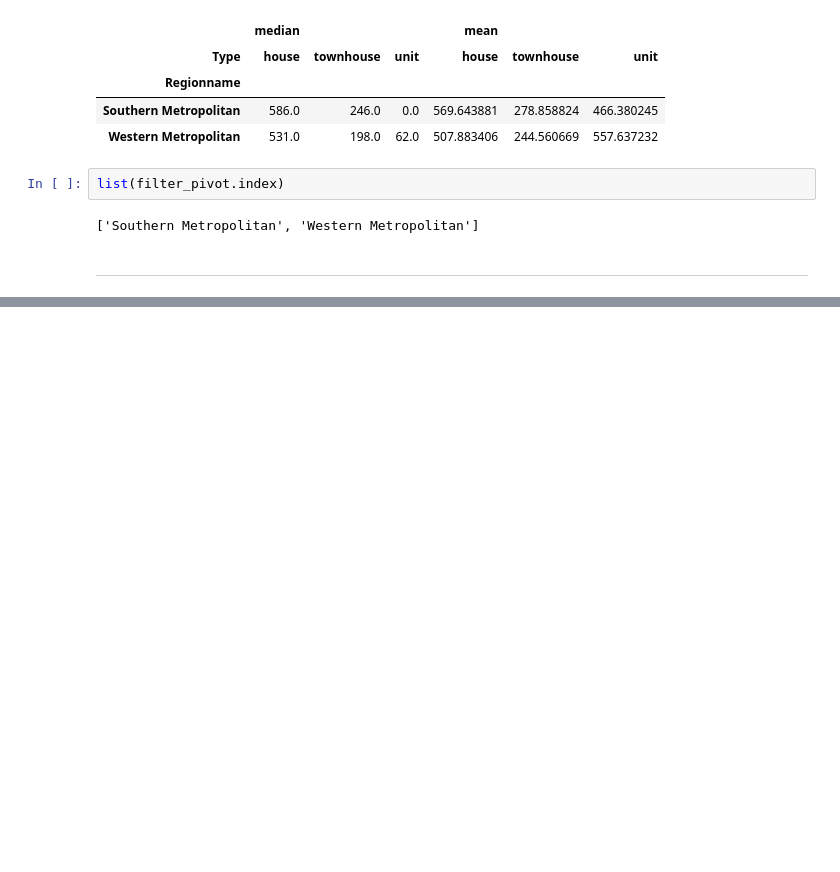
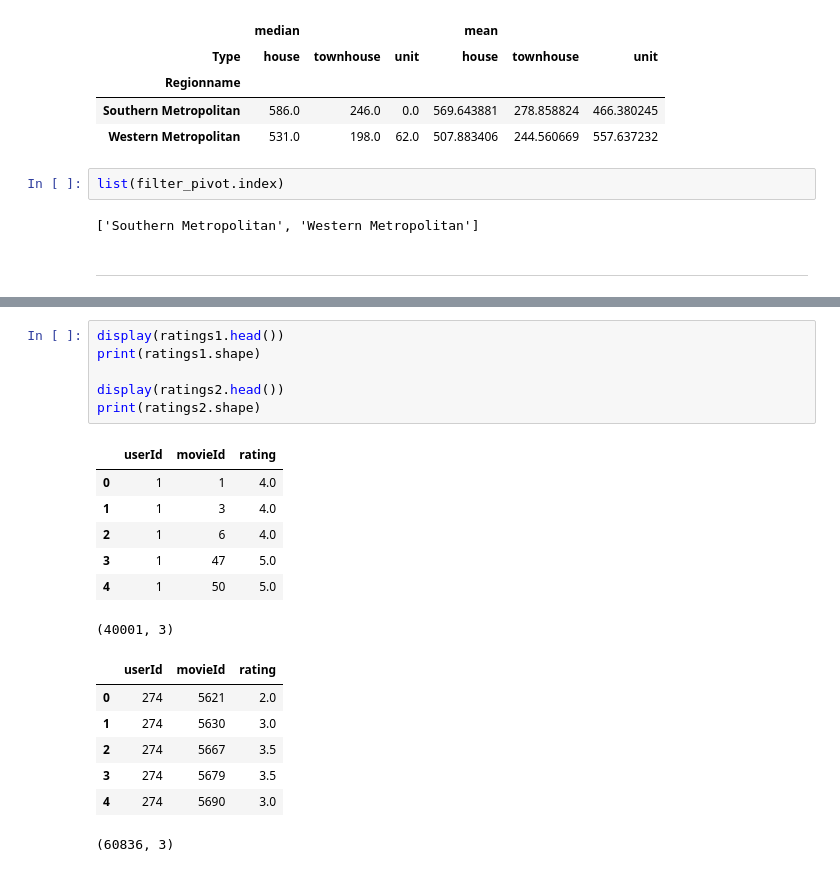
Before and after one commit to arkadijshmelev/for-study, a Jupyter notebook: panda_super.ipynb, the cells around one changed output, grey strips where cells are left out. Cells and saved outputs as stored; diff of their text form; blank space fills up the shorter version.

```diff
--- a/panda_super.ipynb
+++ b/panda_super.ipynb
@@ -340,0 +334,21 @@ ratings2 = pd.read_csv('data_movis/ratings2.csv')
+# %%
+display(ratings1.head())
+print(ratings1.shape)
+
+display(ratings2.head())
+print(ratings2.shape)
+# %% [output]
+|  | userId | movieId | rating |
+| 0 | 1 | 1 | 4.0 |
+| 1 | 1 | 3 | 4.0 |
+| 2 | 1 | 6 | 4.0 |
+| 3 | 1 | 47 | 5.0 |
+| 4 | 1 | 50 | 5.0 |
+(40001, 3)
+|  | userId | movieId | rating |
+| 0 | 274 | 5621 | 2.0 |
+| 1 | 274 | 5630 | 3.0 |
+| 2 | 274 | 5667 | 3.5 |
+| 3 | 274 | 5679 | 3.5 |
+| 4 | 274 | 5690 | 3.0 |
+(60836, 3)
```
Also changed, not shown: parts of 8 cells of this notebook.
